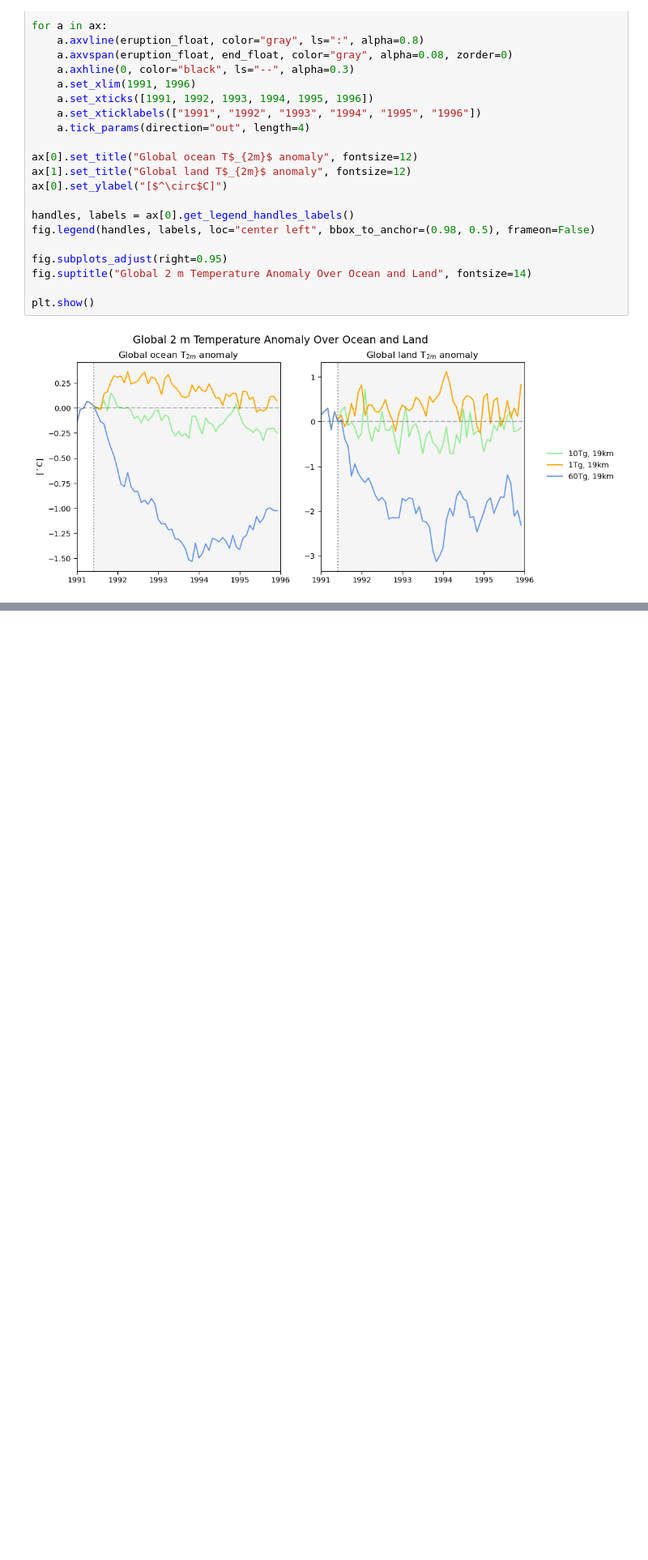
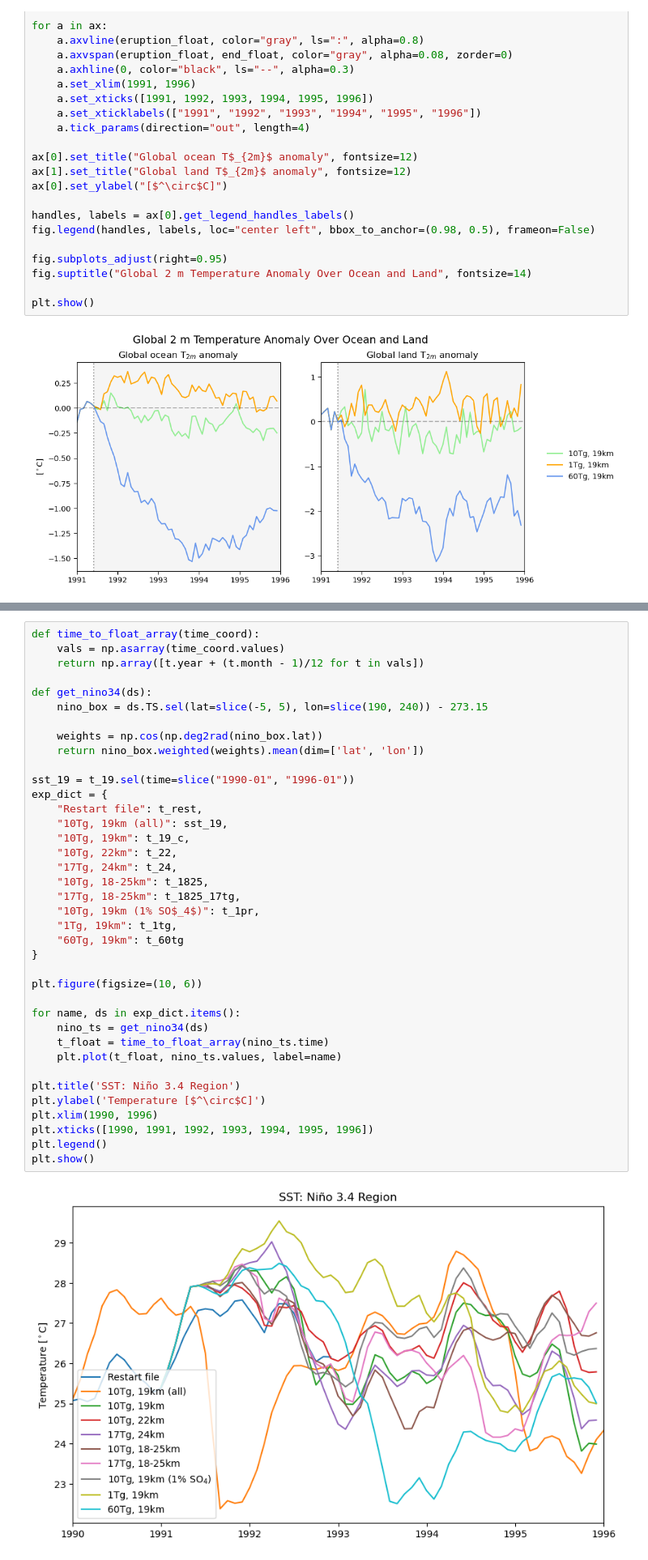
Before and after one commit to EliHHogemo/master_thesis, a Jupyter notebook: temp_responses.ipynb, the cells around one changed output, grey strips where cells are left out. Shown at 81% size. Saved outputs shown, nothing was run; the diff lists cells and outputs as text; blank space fills up the shorter version.

```diff
--- a/temp_responses.ipynb
+++ b/temp_responses.ipynb
@@ -580,0 +651,40 @@ TypeError: Cannot convert input [1995-08-01 00:00:00] of type <class 'numpy.ndar
+# %%
+def time_to_float_array(time_coord):
+    vals = np.asarray(time_coord.values)
+    return np.array([t.year + (t.month - 1)/12 for t in vals])
+
+def get_nino34(ds):
+    nino_box = ds.TS.sel(lat=slice(-5, 5), lon=slice(190, 240)) - 273.15
+
+    weights = np.cos(np.deg2rad(nino_box.lat))
+    return nino_box.weighted(weights).mean(dim=['lat', 'lon'])
+
+sst_19 = t_19.sel(time=slice("1990-01", "1996-01"))
+exp_dict = {
+    "Restart file": t_rest,
+    "10Tg, 19km (all)": sst_19,
+    "10Tg, 19km": t_19_c,
+    "10Tg, 22km": t_22,
+    "17Tg, 24km": t_24,
+    "10Tg, 18-25km": t_1825,
+    "17Tg, 18-25km": t_1825_17tg,
+    "10Tg, 19km (1% SO$_4$)": t_1pr,
+    "1Tg, 19km": t_1tg,
+    "60Tg, 19km": t_60tg
+}
+
+plt.figure(figsize=(10, 6))
+
+for name, ds in exp_dict.items():
+    nino_ts = get_nino34(ds)
+    t_float = time_to_float_array(nino_ts.time)
+    plt.plot(t_float, nino_ts.values, label=name)
+
+plt.title('SST: Niño 3.4 Region')
+plt.ylabel('Temperature [$^\circ$C]')
+plt.xlim(1990, 1996)
+plt.xticks([1990, 1991, 1992, 1993, 1994, 1995, 1996])
+plt.legend()
+plt.show()
+# %% [output]
+[figure, added]
```
Also changed, not shown: parts of 23 cells of this notebook, 8 other files.
